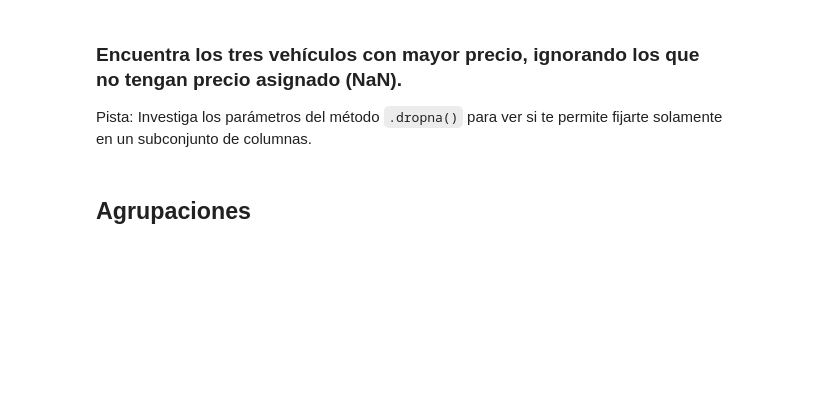
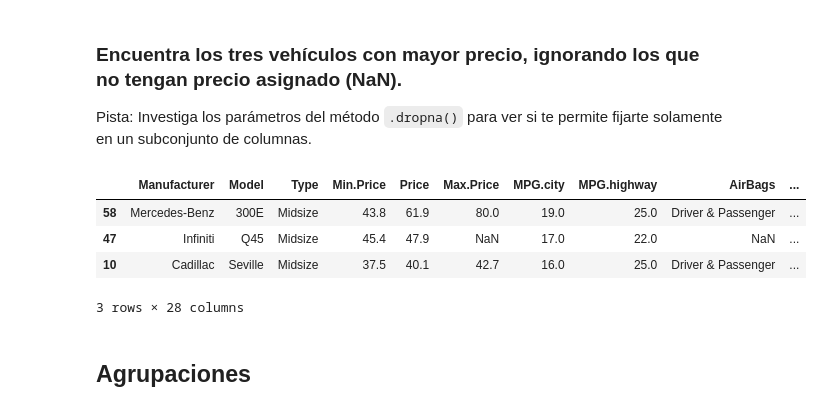
Before and after one commit to javier-guilm-um-es/teii-alumno, a Jupyter notebook: Bloque3/Introduccion a Pandas - Ejercicios.ipynb, the cells around one changed output. Cells and saved outputs as stored; diff of their text form; code cells hidden in the pictures; blank space fills up the shorter version.

```diff
--- a/Bloque3/Introduccion a Pandas - Ejercicios.ipynb
+++ b/Bloque3/Introduccion a Pandas - Ejercicios.ipynb
@@ -350,6 +457,13 @@ Nota: siguiendo su notación, llama a esta nueva columna `Norm.Price`
 Pista: Investiga los parámetros del método `.dropna()` para ver si te permite fijarte solamente en un subconjunto de columnas.
 # %%
 # Solución
+dfcars.dropna(subset=["Price"]).sort_values("Price", ascending=False).head(3)
+# %% [output]
+|  | Manufacturer | Model | Type | Min.Price | Price | Max.Price | MPG.city | MPG.highway | AirBags | ... |
+| 58 | Mercedes-Benz | 300E | Midsize | 43.8 | 61.9 | 80.0 | 19.0 | 25.0 | Driver & Passenger | ... |
+| 47 | Infiniti | Q45 | Midsize | 45.4 | 47.9 | NaN | 17.0 | 22.0 | NaN | ... |
+| 10 | Cadillac | Seville | Midsize | 37.5 | 40.1 | 42.7 | 16.0 | 25.0 | Driver & Passenger | ... |
+3 rows × 28 columns
 # %% [markdown]
 ## Agrupaciones
 # %% [markdown]
```
Also changed, not shown: parts of 17 cells of this notebook, 1 other file.
